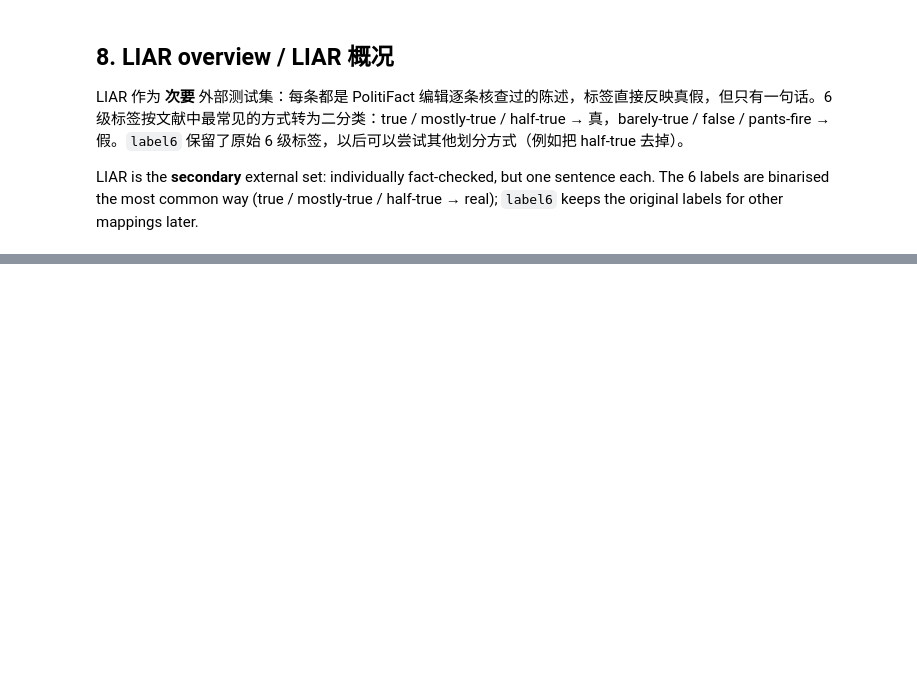
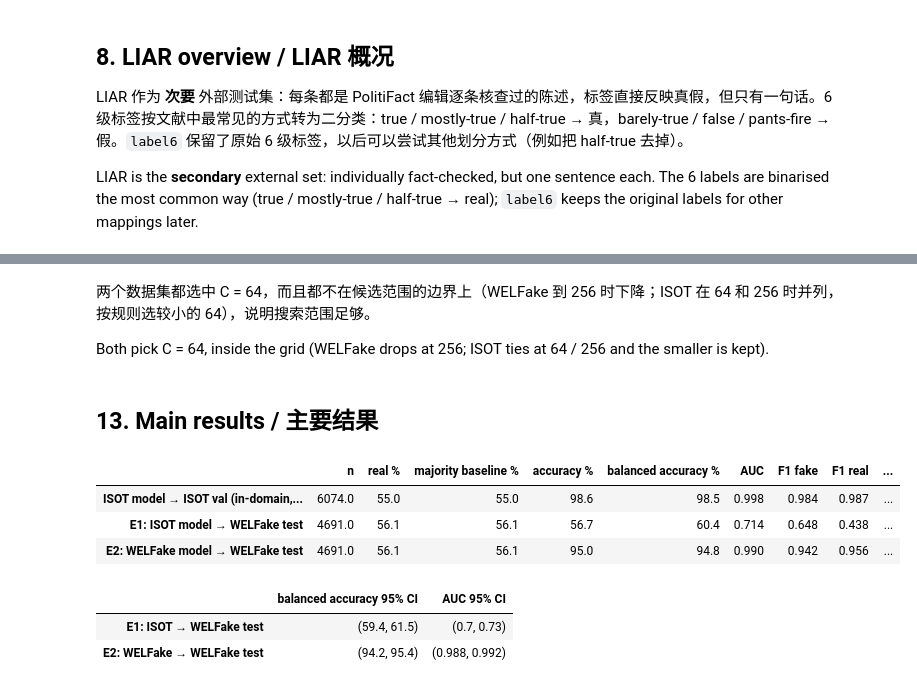
Before and after one commit to shuhan312/fake-news-detection-lstm-to-llm, a Jupyter notebook: notebooks/05_cross_dataset.ipynb, the cells around one changed output, grey strips where cells are left out. Drawn from its saved outputs; the diff is of its cells as text; code cells hidden in the pictures; blank space fills up the shorter version.

```diff
--- a/notebooks/05_cross_dataset.ipynb
+++ b/notebooks/05_cross_dataset.ipynb
@@ -249,0 +327,33 @@ Median length (words):  LIAR 17 | WELFake-external 614 | ISOT 368
+# %% [markdown]
+两个数据集都选中 C = 64，而且都不在候选范围的边界上（WELFake 到 256 时下降；ISOT 在 64 和 256 时并列，按规则选较小的 64），说明搜索范围足够。
+
+Both pick C = 64, inside the grid (WELFake drops at 256; ISOT ties at 64 / 256 and the smaller is kept).
+# %% [markdown]
+## 13. Main results / 主要结果
+# %%
+vec_isot, clf_isot = B.fit_tfidf_lr(isot_train, C_isot)
+vec_wel, clf_wel = B.fit_tfidf_lr(wel_train, C_wel)
+
+prob_e1 = B.predict_proba_real(vec_isot, clf_isot, wel_test)      # E1: ISOT 模型 → WELFake test
+prob_e2 = B.predict_proba_real(vec_wel, clf_wel, wel_test)        # E2: WELFake 模型 → WELFake test
+prob_isot_val = B.predict_proba_real(vec_isot, clf_isot, isot_val)
+
+results = pd.DataFrame({
+    'ISOT model → ISOT val (in-domain, for reference)': B.evaluate(isot_val['label'], prob_isot_val),
+    'E1: ISOT model → WELFake test': B.evaluate(wel_test['label'], prob_e1),
+    'E2: WELFake model → WELFake test': B.evaluate(wel_test['label'], prob_e2),
+}).T
+results
+# %% [output]
+|  | n | real % | majority baseline % | accuracy % | balanced accuracy % | AUC | F1 fake | F1 real | ... |
+| ISOT model → ISOT val (in-domain,... | 6074.0 | 55.0 | 55.0 | 98.6 | 98.5 | 0.998 | 0.984 | 0.987 | ... |
+| E1: ISOT model → WELFake test | 4691.0 | 56.1 | 56.1 | 56.7 | 60.4 | 0.714 | 0.648 | 0.438 | ... |
+| E2: WELFake model → WELFake test | 4691.0 | 56.1 | 56.1 | 95.0 | 94.8 | 0.990 | 0.942 | 0.956 | ... |
+# %%
+ci = pd.DataFrame({'E1: ISOT → WELFake test': B.bootstrap_ci(wel_test['label'], prob_e1),
+                   'E2: WELFake → WELFake test': B.bootstrap_ci(wel_test['label'], prob_e2)}).T
+ci
+# %% [output]
+|  | balanced accuracy 95% CI | AUC 95% CI |
+| E1: ISOT → WELFake test | (59.4, 61.5) | (0.7, 0.73) |
+| E2: WELFake → WELFake test | (94.2, 95.4) | (0.988, 0.992) |
```
Also changed, not shown: parts of 34 cells of this notebook, 6 other files.
